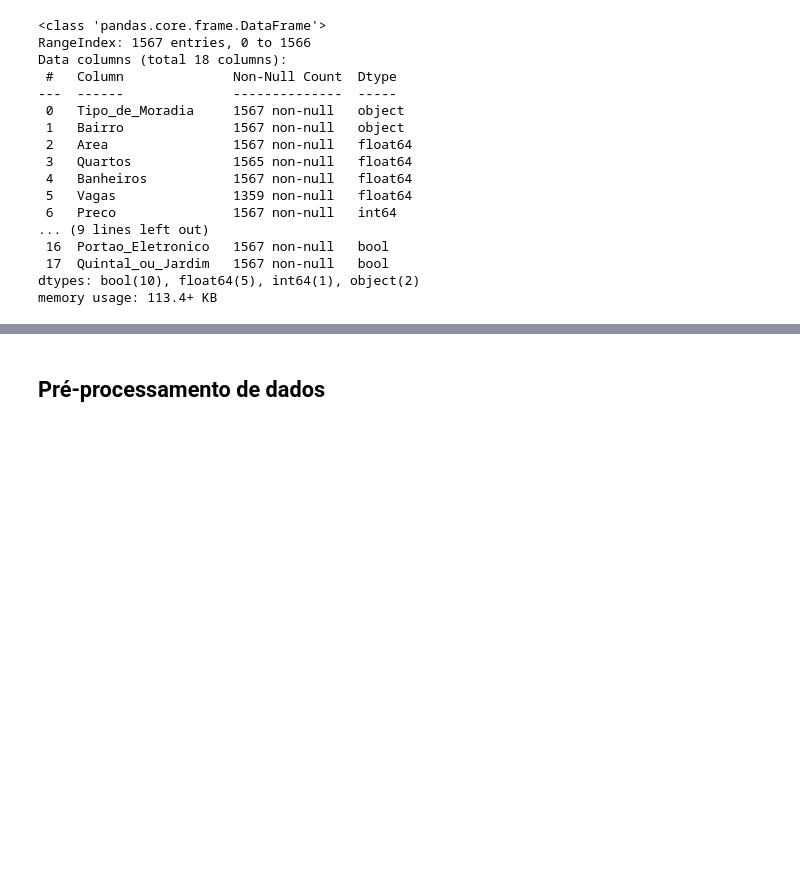
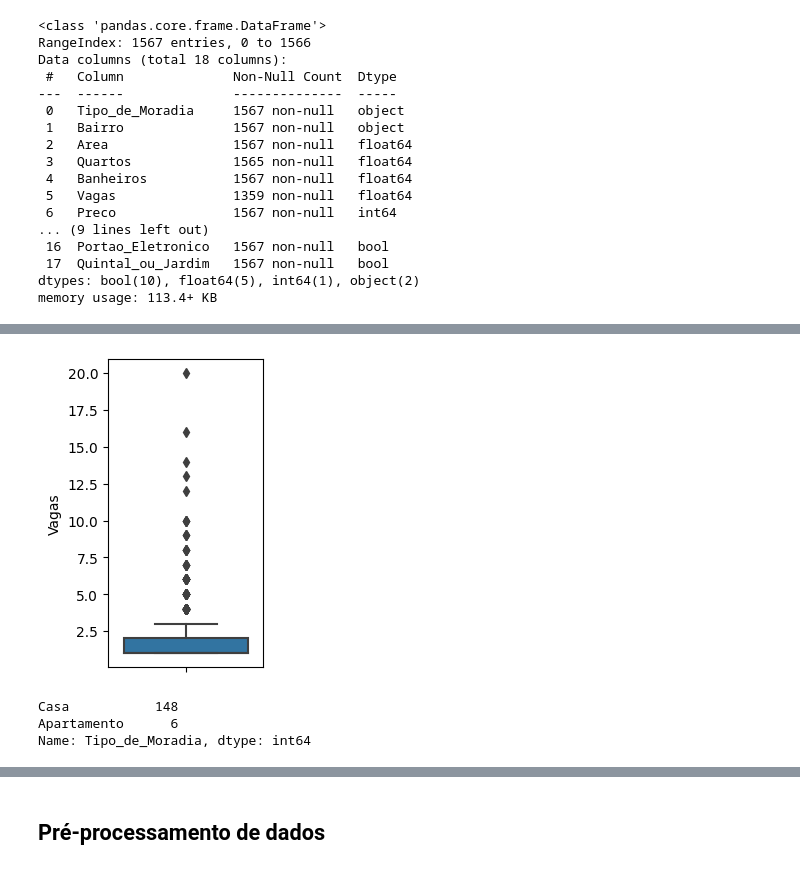
Before and after one commit to lcfdiniz/puc-rio, a Jupyter notebook: real-estate-market/real_estate_market.ipynb, the cells around one changed output, grey strips where cells are left out. Drawn from its saved outputs; the diff is of its cells as text; code cells hidden in the pictures; blank space fills up the shorter version.

```diff
--- a/real-estate-market/real_estate_market.ipynb
+++ b/real-estate-market/real_estate_market.ipynb
@@ -130,0 +264,11 @@ memory usage: 113.4+ KB
+# %%
+plt.figure(figsize=(2,4))
+ax = sns.boxplot(y="Vagas", data=df)
+# %% [output]
+[figure, added]
+# %%
+df[df["Vagas"]>3]["Tipo_de_Moradia"].value_counts()
+# %% [output]
+Casa           148
+Apartamento      6
+Name: Tipo_de_Moradia, dtype: int64
```
Also changed, not shown: parts of 37 cells of this notebook.
